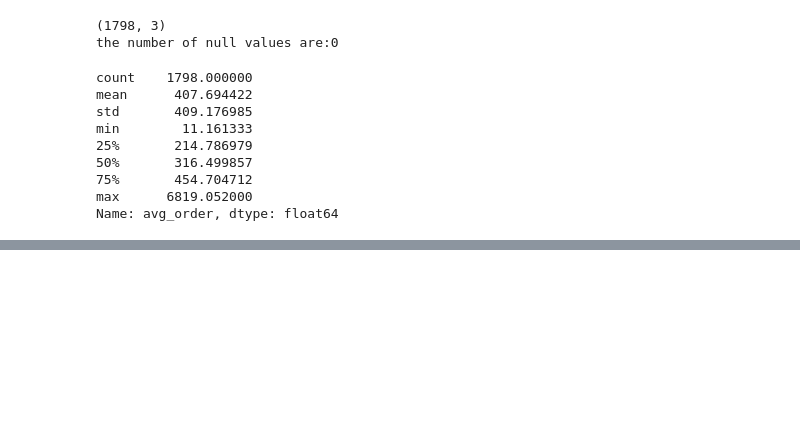
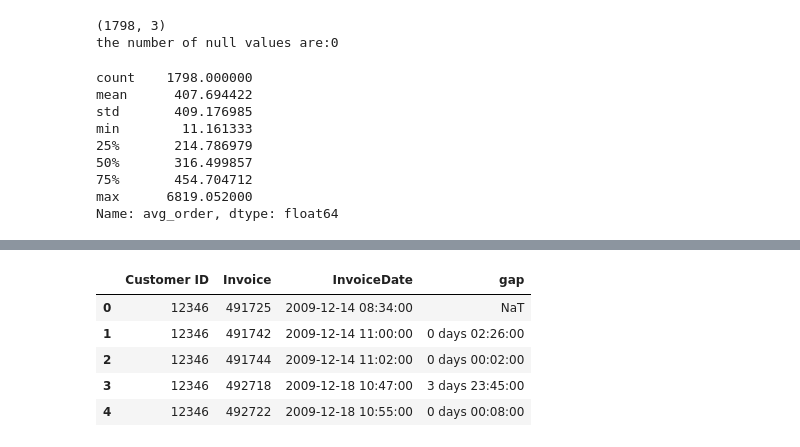
Before and after one commit to mohamadsfares/churn-prediction, a Jupyter notebook: notebooks/01_load_and_label.ipynb, the cells around one changed output, grey strips where cells are left out. Drawn from its saved outputs; the diff is of its cells as text; code cells hidden in the pictures; blank space fills up the shorter version.

```diff
--- a/notebooks/01_load_and_label.ipynb
+++ b/notebooks/01_load_and_label.ipynb
@@ -185,0 +218,4 @@ features.head()
+# %%
+orders = history.groupby(["Customer ID", "Invoice"])["InvoiceDate"].min().reset_index()
+print(orders.head())
+print(orders.shape)
@@ -185,0 +230,11 @@ features.head()
+# %%
+orders = orders.sort_values(["Customer ID","InvoiceDate"])
+orders['gap'] = orders.groupby("Customer ID")['InvoiceDate'].diff()
+orders.head()
+# %% [output]
+|  | Customer ID | Invoice | InvoiceDate | gap |
+| 0 | 12346 | 491725 | 2009-12-14 08:34:00 | NaT |
+| 1 | 12346 | 491742 | 2009-12-14 11:00:00 | 0 days 02:26:00 |
+| 2 | 12346 | 491744 | 2009-12-14 11:02:00 | 0 days 00:02:00 |
+| 3 | 12346 | 492718 | 2009-12-18 10:47:00 | 3 days 23:45:00 |
+| 4 | 12346 | 492722 | 2009-12-18 10:55:00 | 0 days 00:08:00 |
```
Also changed, not shown: parts of 17 cells of this notebook, 1 other file.
